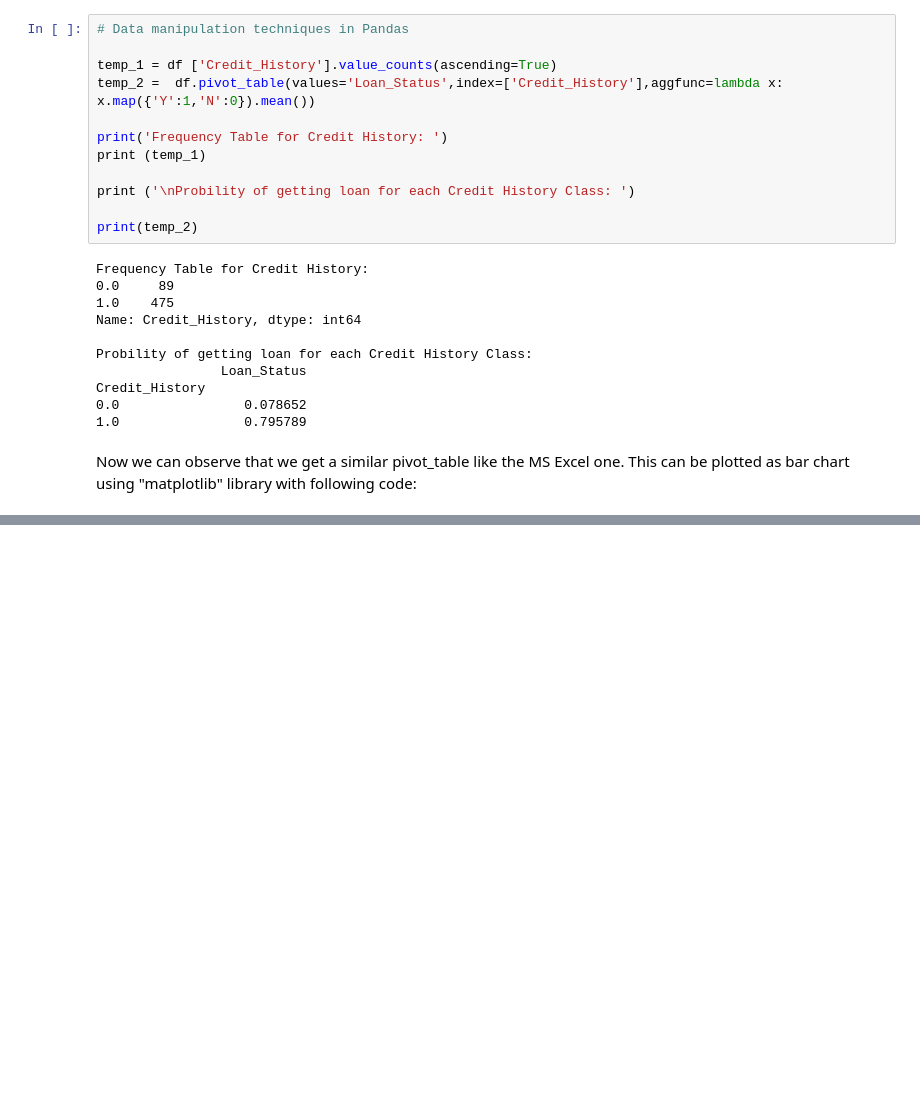
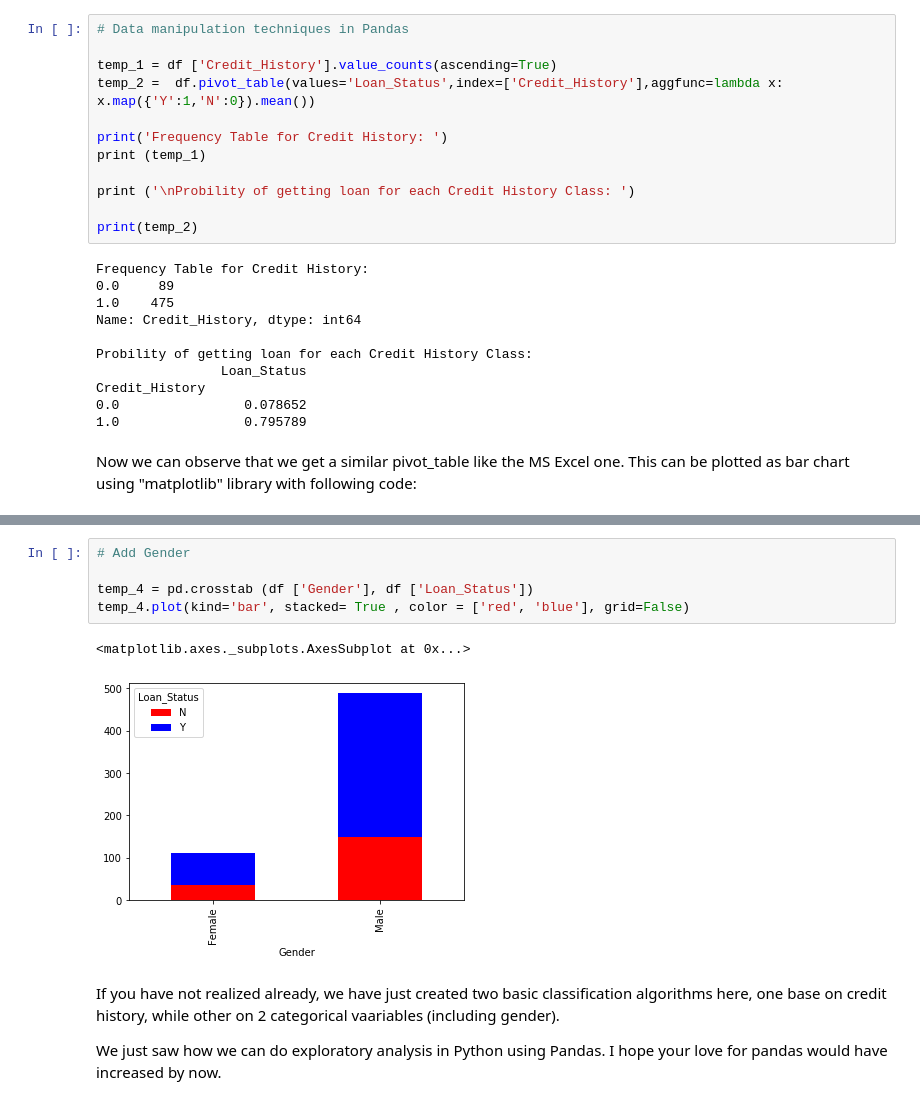
Before and after one commit to mhridoy/Data-Analysis-in-Python-using-Pandas, a Jupyter notebook: Pandas Basic(Loan Prediction).ipynb, the cells around one changed output, grey strips where cells are left out. Cells and saved outputs as stored; diff of their text form; blank space fills up the shorter version.

```diff
--- a/Pandas Basic(Loan Prediction).ipynb
+++ b/Pandas Basic(Loan Prediction).ipynb
@@ -158,0 +169,12 @@ ax2.set_title("Probability of getting loan by credit history")
+# %%
+# Add Gender
+
+temp_4 = pd.crosstab (df ['Gender'], df ['Loan_Status'])
+temp_4.plot(kind='bar', stacked= True , color = ['red', 'blue'], grid=False)
+# %% [output]
+<matplotlib.axes._subplots.AxesSubplot at 0x...>
+[figure, added]
+# %% [markdown]
+If you have not realized already, we have just created two basic classification algorithms here, one base on credit history, while other on 2 categorical vaariables (including gender).
+
+We just saw how we can do exploratory analysis in Python using Pandas. I hope your love for pandas would have increased by now.
```
Also changed, not shown: parts of 3 cells of this notebook.
